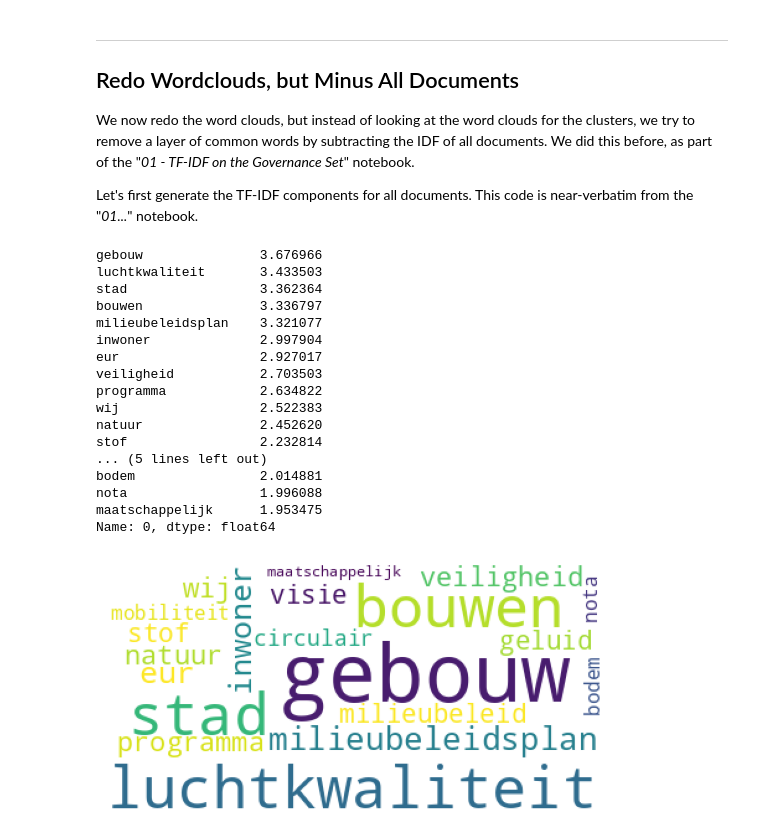
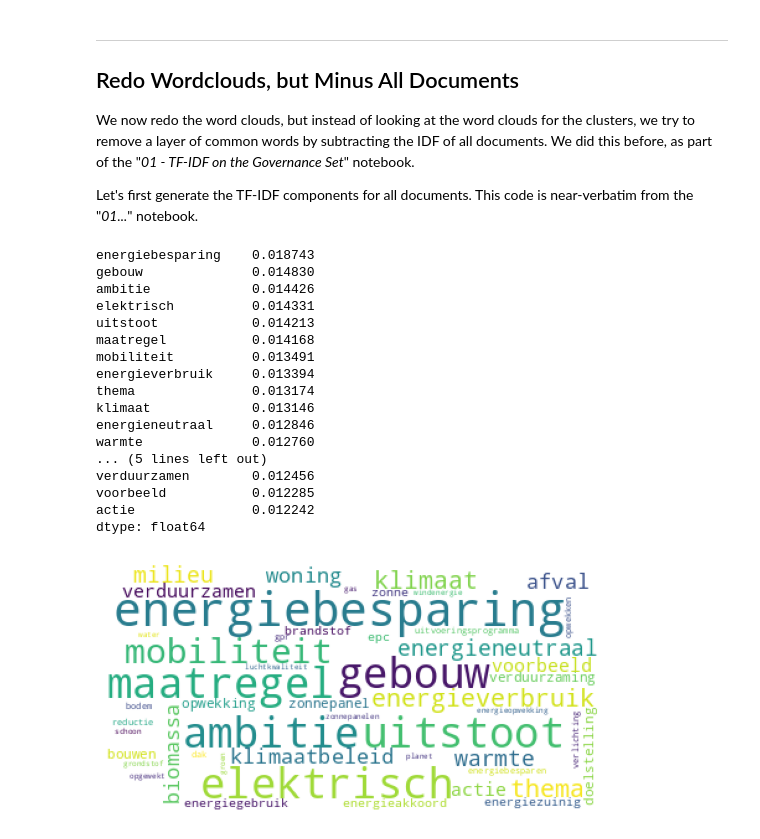
Before and after one commit to kjkoster/execute-enexis, a Jupyter notebook: notebooks/06 enexis governance -- Doc2Vec.ipynb, the cells around one changed output. Drawn from its saved outputs; the diff is of its cells as text; code cells hidden in the pictures.

Commit message:
Add DV-specific word cloud.

```diff
--- a/notebooks/06 enexis governance -- Doc2Vec.ipynb
+++ b/notebooks/06 enexis governance -- Doc2Vec.ipynb
@@ -537,3 +544,30 @@ def tfidf_vectorize(series, min_df, max_df, sublinear_tf):
     return matrix, idf
 # %%
 all_docs_matrix, all_docs_idf = tfidf_vectorize(ALL_corpus[DOCUMENT_BODY], min_df=MIN_DF, max_df=MAX_DF, sublinear_tf=SUBLINEAR_TF)
+dv_docs_matrix, dv_docs_idf = tfidf_vectorize(DV_corpus[DOCUMENT_BODY], min_df=MIN_DF, max_df=MAX_DF, sublinear_tf=SUBLINEAR_TF)
+
+unique_for_DV = (dv_docs_matrix.mean() - all_docs_matrix.mean()).dropna().sort_values()
+print(unique_for_DV.nlargest(20))
+
+cloud = WordCloud(background_color="white", max_words=50).generate_from_frequencies(unique_for_DV)
+plt.axis('off')
+plt.imshow(cloud);
+# %% [output]
+energiebesparing    0.018743
+gebouw              0.014830
+ambitie             0.014426
+elektrisch          0.014331
+uitstoot            0.014213
+maatregel           0.014168
+mobiliteit          0.013491
+energieverbruik     0.013394
+thema               0.013174
+klimaat             0.013146
+energieneutraal     0.012846
+warmte              0.012760
+... (5 lines left out)
+verduurzamen        0.012456
+voorbeeld           0.012285
+actie               0.012242
+dtype: float64
+[figure, added]
@@ -568,22 +573,0 @@ def cloud_of_cluster_vs_all(corpus, cluster, all_docs_matrix):
-# %%
-print_cluster_vs_all(corpus_with_cluster, 0, all_docs_matrix)
-cloud_of_cluster_vs_all(corpus_with_cluster, 0, all_docs_matrix)
-# %% [output]
-gebouw               3.676966
-luchtkwaliteit       3.433503
-stad                 3.362364
-bouwen               3.336797
-milieubeleidsplan    3.321077
-inwoner              2.997904
-eur                  2.927017
-veiligheid           2.703503
-programma            2.634822
-wij                  2.522383
-natuur               2.452620
-stof                 2.232814
-... (5 lines left out)
-bodem                2.014881
-nota                 1.996088
-maatschappelijk      1.953475
-Name: 0, dtype: float64
-[figure, removed]
```
Also changed, not shown: parts of 17 cells of this notebook.
